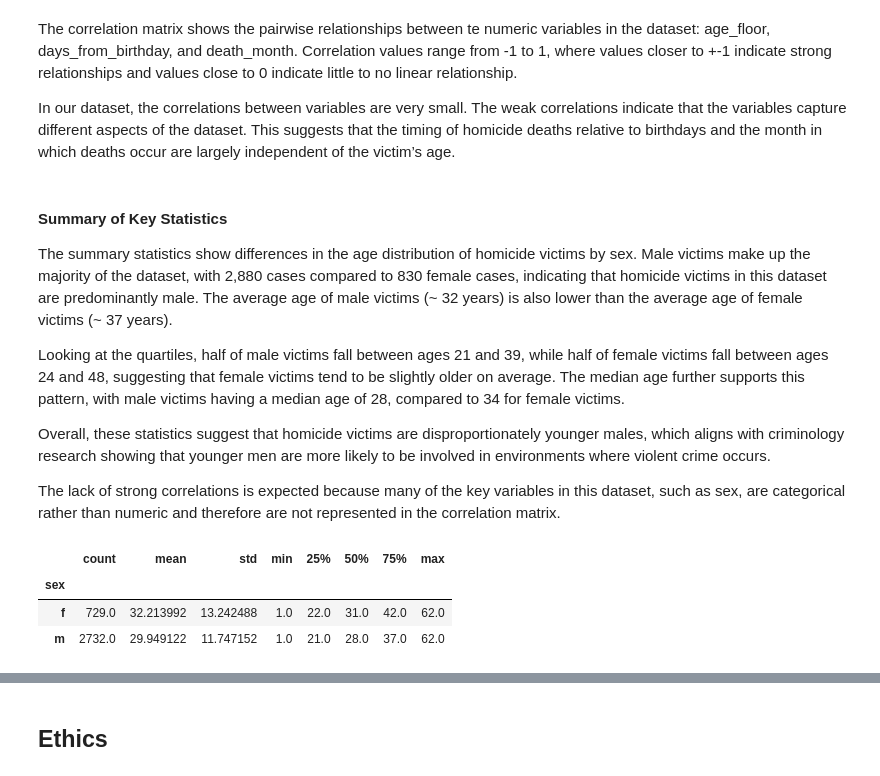
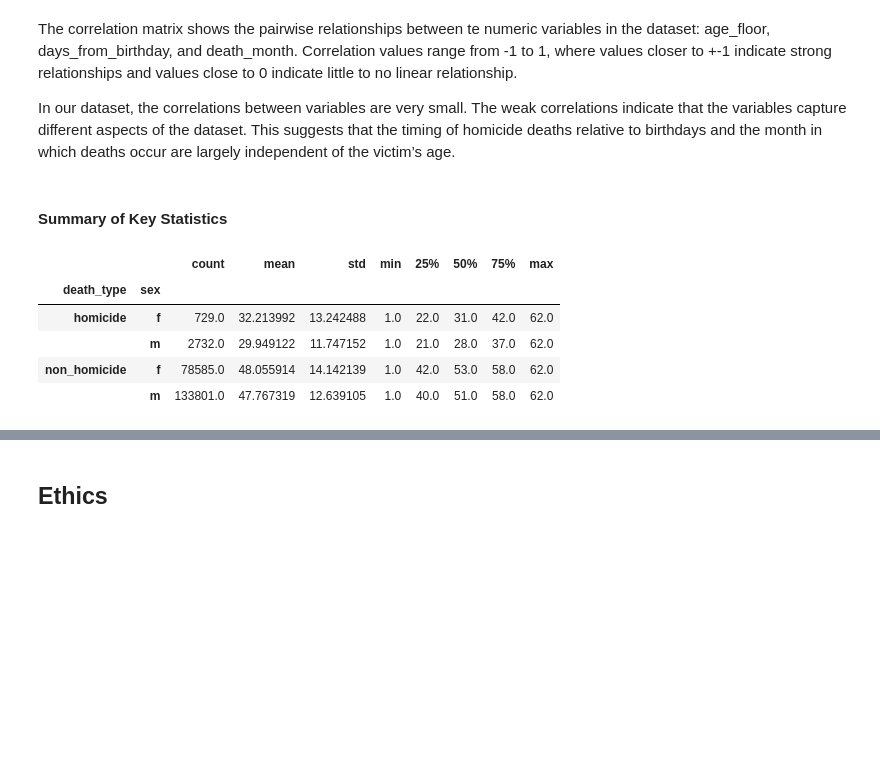
Before and after one commit to minsuitang/Group069_WI26, a Jupyter notebook: 02-EDACheckpoint.ipynb, the cells around one changed output, grey strips where cells are left out. Saved outputs shown, nothing was run; the diff lists cells and outputs as text; code cells hidden in the pictures; blank space fills up the shorter version.

```diff
--- a/02-EDACheckpoint.ipynb
+++ b/02-EDACheckpoint.ipynb
@@ -807,20 +807,14 @@ plt.show()
 The correlation matrix shows the pairwise relationships between te numeric variables in the dataset: age_floor, days_from_birthday, and death_month. Correlation values range from -1 to 1, where values closer to +-1 indicate strong relationships and values close to 0 indicate little to no linear relationship.
 
 In our dataset, the correlations between variables are very small. The weak correlations indicate that the variables capture different aspects of the dataset. This suggests that the timing of homicide deaths relative to birthdays and the month in which deaths occur are largely independent of the victim’s age.
-# %% [markdown]
-#### Summary of Key Statistics
-
-The summary statistics show differences in the age distribution of homicide victims by sex. Male victims make up the majority of the dataset, with 2,880 cases compared to 830 female cases, indicating that homicide victims in this dataset are predominantly male. The average age of male victims (~ 32 years) is also lower than the average age of female victims (~ 37 years).
-
-Looking at the quartiles, half of male victims fall between ages 21 and 39, while half of female victims fall between ages 24 and 48, suggesting that female victims tend to be slightly older on average. The median age further supports this pattern, with male victims having a median age of 28, compared to 34 for female victims.
-
-Overall, these statistics suggest that homicide victims are disproportionately younger males, which aligns with criminology research showing that younger men are more likely to be involved in environments where violent crime occurs.
-
-The lack of strong correlations is expected because many of the key variables in this dataset, such as sex, are categorical rather than numeric and therefore are not represented in the correlation matrix.
+# %% [markdown]
+#### Summary of Key Statistics
 # %%
-homicide_clean.groupby("sex")["age_floor"].describe()
+combined.groupby(["death_type", "sex"])["age_floor"].describe()
 # %% [output]
-|  | count | mean | std | min | 25% | 50% | 75% | max |
-| sex |  |  |  |  |  |  |  |  |
-| f | 729.0 | 32.213992 | 13.242488 | 1.0 | 22.0 | 31.0 | 42.0 | 62.0 |
-| m | 2732.0 | 29.949122 | 11.747152 | 1.0 | 21.0 | 28.0 | 37.0 | 62.0 |
+|  |  | count | mean | std | min | 25% | 50% | 75% | max |
+| death_type | sex |  |  |  |  |  |  |  |  |
+| homicide | f | 729.0 | 32.213992 | 13.242488 | 1.0 | 22.0 | 31.0 | 42.0 | 62.0 |
+|  | m | 2732.0 | 29.949122 | 11.747152 | 1.0 | 21.0 | 28.0 | 37.0 | 62.0 |
+| non_homicide | f | 78585.0 | 48.055914 | 14.142139 | 1.0 | 42.0 | 53.0 | 58.0 | 62.0 |
+|  | m | 133801.0 | 47.767319 | 12.639105 | 1.0 | 40.0 | 51.0 | 58.0 | 62.0 |
```
Also changed, not shown: parts of 3 cells of this notebook, 1 other file.
